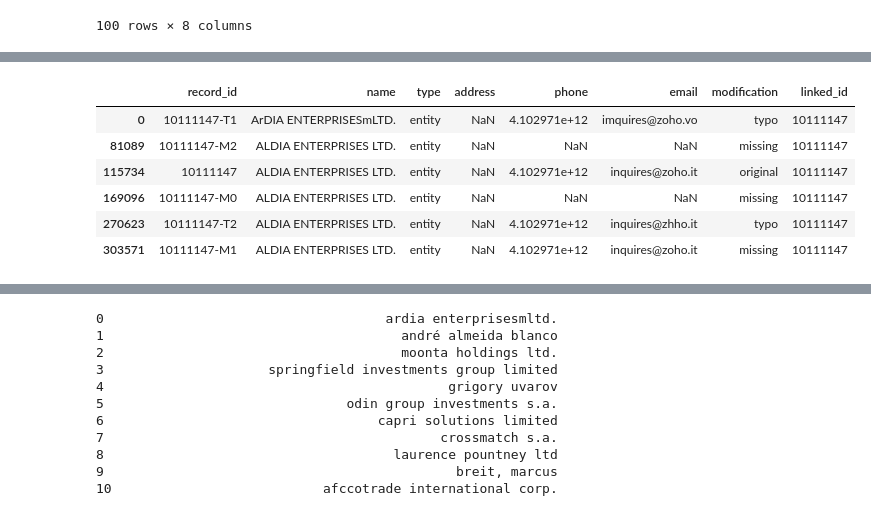
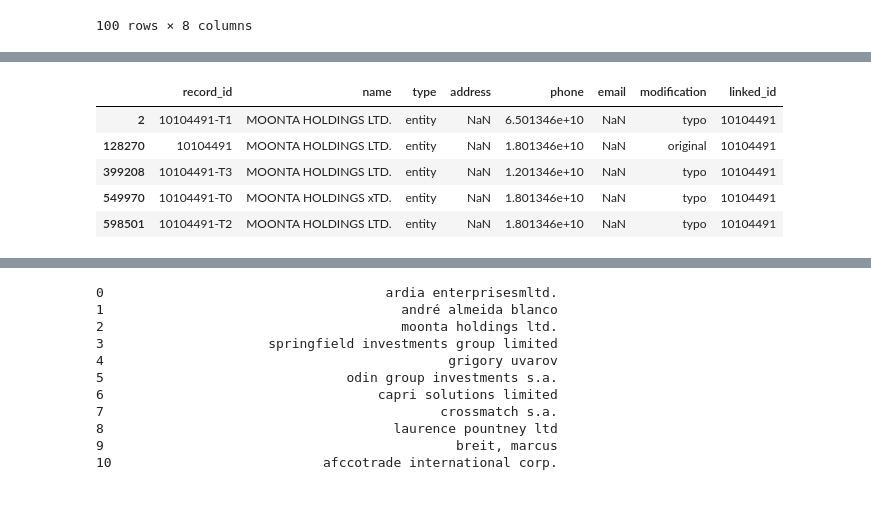
Before and after one commit to teomores/Oracle_HPC_contest, a Jupyter notebook: notebooks/1_data_exploration.ipynb, the cells around one changed output, grey strips where cells are left out. Saved outputs shown, nothing was run; the diff lists cells and outputs as text; code cells hidden in the pictures.

```diff
--- a/notebooks/1_data_exploration.ipynb
+++ b/notebooks/1_data_exploration.ipynb
@@ -65,13 +56,12 @@ for (rid, row) in tqdm(zip(df_train.record_id, df_train.name)):
 # %%
-df_train[df_train.linked_id == 10111147]
+df_train[df_train.linked_id == 10104491]
 # %% [output]
 |  | record_id | name | type | address | phone | email | modification | linked_id |
-| 0 | 10111147-T1 | ArDIA ENTERPRISESmLTD. | entity | NaN | 4.102971e+12 | imquires@zoho.vo | typo | 10111147 |
-| 81089 | 10111147-M2 | ALDIA ENTERPRISES LTD. | entity | NaN | NaN | NaN | missing | 10111147 |
-| 115734 | 10111147 | ALDIA ENTERPRISES LTD. | entity | NaN | 4.102971e+12 | inquires@zoho.it | original | 10111147 |
-| 169096 | 10111147-M0 | ALDIA ENTERPRISES LTD. | entity | NaN | NaN | NaN | missing | 10111147 |
-| 270623 | 10111147-T2 | ALDIA ENTERPRISES LTD. | entity | NaN | 4.102971e+12 | inquires@zhho.it | typo | 10111147 |
-| 303571 | 10111147-M1 | ALDIA ENTERPRISES LTD. | entity | NaN | 4.102971e+12 | inquires@zoho.it | missing | 10111147 |
+| 2 | 10104491-T1 | MOONTA HOLDINGS LTD. | entity | NaN | 6.501346e+10 | NaN | typo | 10104491 |
+| 128270 | 10104491 | MOONTA HOLDINGS LTD. | entity | NaN | 1.801346e+10 | NaN | original | 10104491 |
+| 399208 | 10104491-T3 | MOONTA HOLDINGS LTD. | entity | NaN | 1.201346e+10 | NaN | typo | 10104491 |
+| 549970 | 10104491-T0 | MOONTA HOLDINGS xTD. | entity | NaN | 1.801346e+10 | NaN | typo | 10104491 |
+| 598501 | 10104491-T2 | MOONTA HOLDINGS LTD. | entity | NaN | 1.801346e+10 | NaN | typo | 10104491 |
 # %%
 df_train[df_train.record_id == '12135009']
 # %% [output]
```
Also changed, not shown: parts of 3 cells of this notebook, 8 other files.
